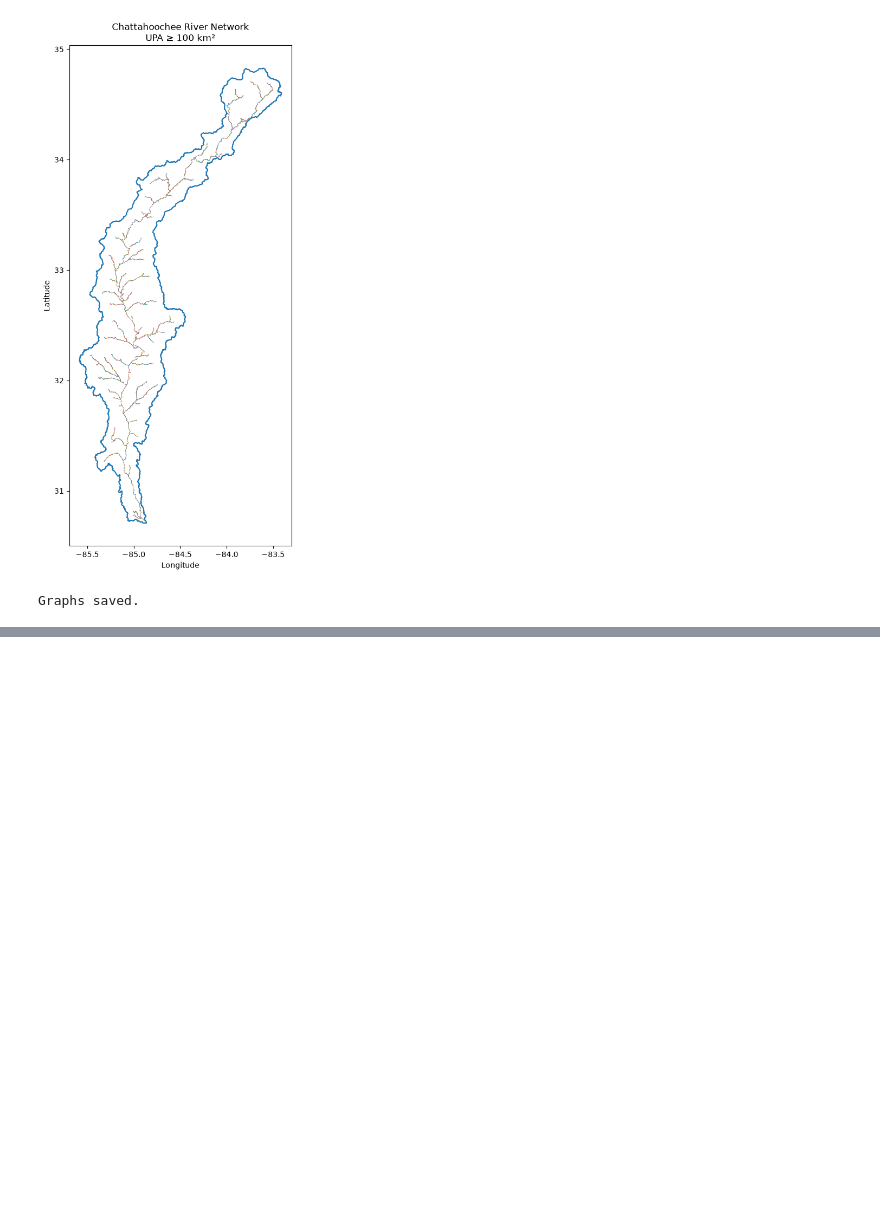
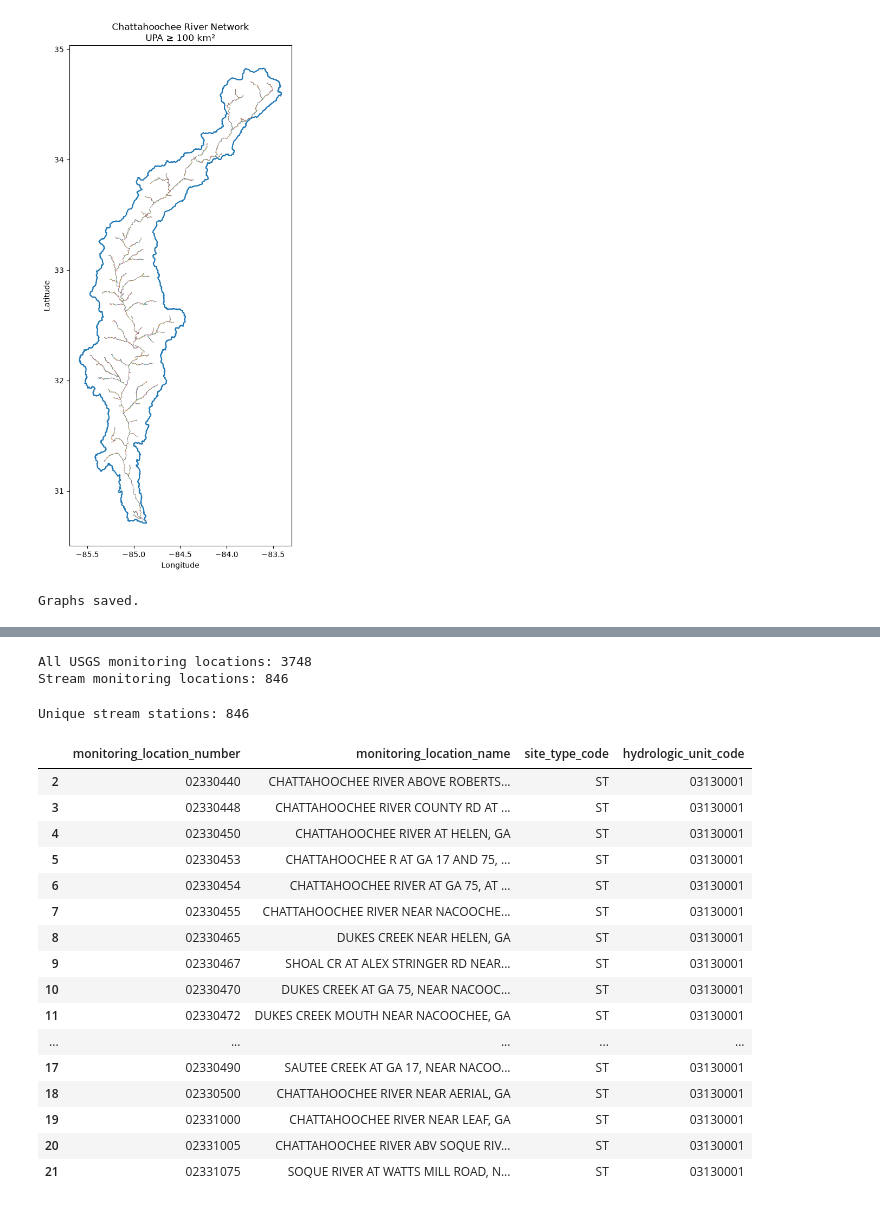
Before and after one commit to andrewc156/rivernets, a Jupyter notebook: chattahoochee_graph.ipynb, the cells around one changed output, grey strips where cells are left out. Saved outputs shown, nothing was run; the diff lists cells and outputs as text; code cells hidden in the pictures; blank space fills up the shorter version.

```diff
--- a/chattahoochee_graph.ipynb
+++ b/chattahoochee_graph.ipynb
@@ -1105,0 +1292,71 @@ Graphs saved.
+# %%
+flowing_sites = (
+    usgs_sites[
+        usgs_sites[
+            "site_type_code"
+        ] == "ST"
+    ]
+    .copy()
+)
+
+
+flowing_sites = (
+    flowing_sites[
+        flowing_sites.geometry.intersects(
+            chatt_basin.geometry.iloc[0]
+        )
+    ]
+    .copy()
+)
+
+
+print(
+    "All USGS monitoring locations:",
+    len(usgs_sites)
+)
+
+print(
+    "Stream monitoring locations:",
+    len(flowing_sites)
+)
+# %% [output]
+All USGS monitoring locations: 3748
+Stream monitoring locations: 846
+# %%
+print(
+    "Unique stream stations:",
+    flowing_sites[
+        "monitoring_location_number"
+    ].nunique()
+)
+
+
+display(
+    flowing_sites[
+        [
+            "monitoring_location_number",
+            "monitoring_location_name",
+            "site_type_code",
+            "hydrologic_unit_code"
+        ]
+    ].head(20)
+)
+# %% [output]
+Unique stream stations: 846
+|  | monitoring_location_number | monitoring_location_name | site_type_code | hydrologic_unit_code |
+| 2 | 02330440 | CHATTAHOOCHEE RIVER ABOVE ROBERTS... | ST | 03130001 |
+| 3 | 02330448 | CHATTAHOOCHEE RIVER COUNTY RD AT ... | ST | 03130001 |
+| 4 | 02330450 | CHATTAHOOCHEE RIVER AT HELEN, GA | ST | 03130001 |
+| 5 | 02330453 | CHATTAHOOCHEE R AT GA 17 AND 75, ... | ST | 03130001 |
+| 6 | 02330454 | CHATTAHOOCHEE RIVER AT GA 75, AT ... | ST | 03130001 |
+| 7 | 02330455 | CHATTAHOOCHEE RIVER NEAR NACOOCHE... | ST | 03130001 |
+| 8 | 02330465 | DUKES CREEK NEAR HELEN, GA | ST | 03130001 |
+| 9 | 02330467 | SHOAL CR AT ALEX STRINGER RD NEAR... | ST | 03130001 |
+| 10 | 02330470 | DUKES CREEK AT GA 75, NEAR NACOOC... | ST | 03130001 |
+| 11 | 02330472 | DUKES CREEK MOUTH NEAR NACOOCHEE, GA | ST | 03130001 |
+| ... | ... | ... | ... | ... |
+| 17 | 02330490 | SAUTEE CREEK AT GA 17, NEAR NACOO... | ST | 03130001 |
+| 18 | 02330500 | CHATTAHOOCHEE RIVER NEAR AERIAL, GA | ST | 03130001 |
+| 19 | 02331000 | CHATTAHOOCHEE RIVER NEAR LEAF, GA | ST | 03130001 |
+| 20 | 02331005 | CHATTAHOOCHEE RIVER ABV SOQUE RIV... | ST | 03130001 |
+| 21 | 02331075 | SOQUE RIVER AT WATTS MILL ROAD, N... | ST | 03130001 |
```
Also changed, not shown: parts of 24 cells of this notebook, 4 other files.
